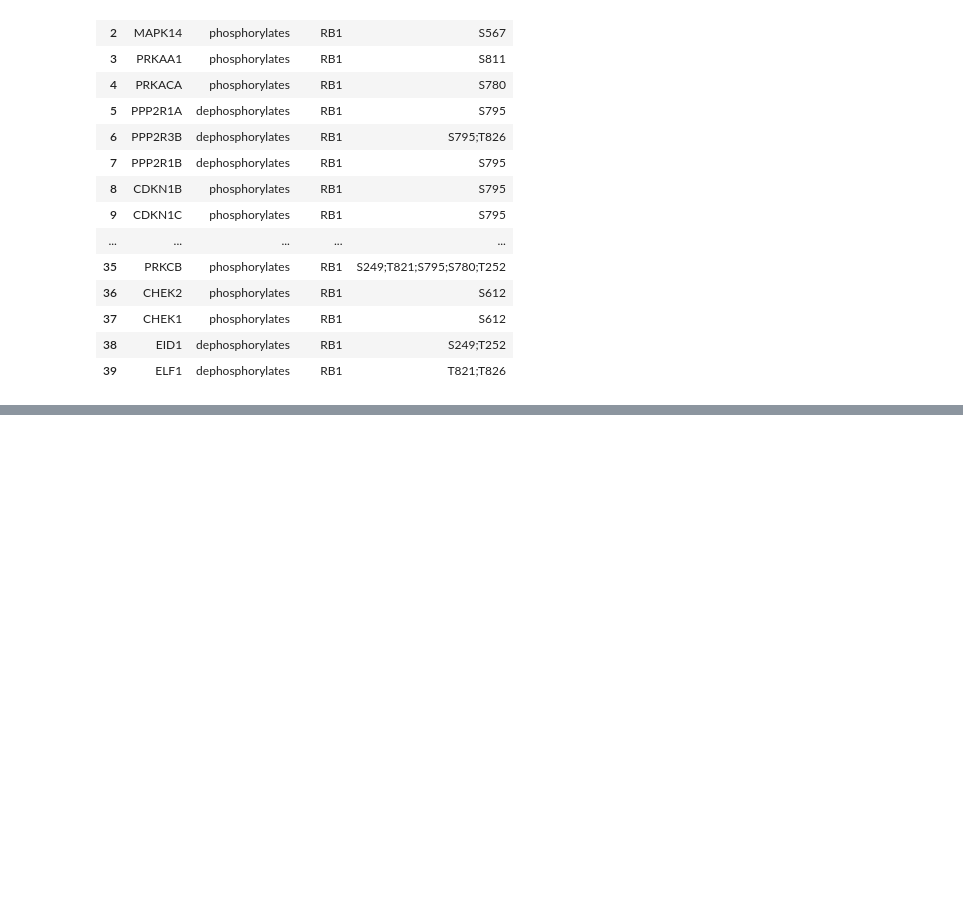
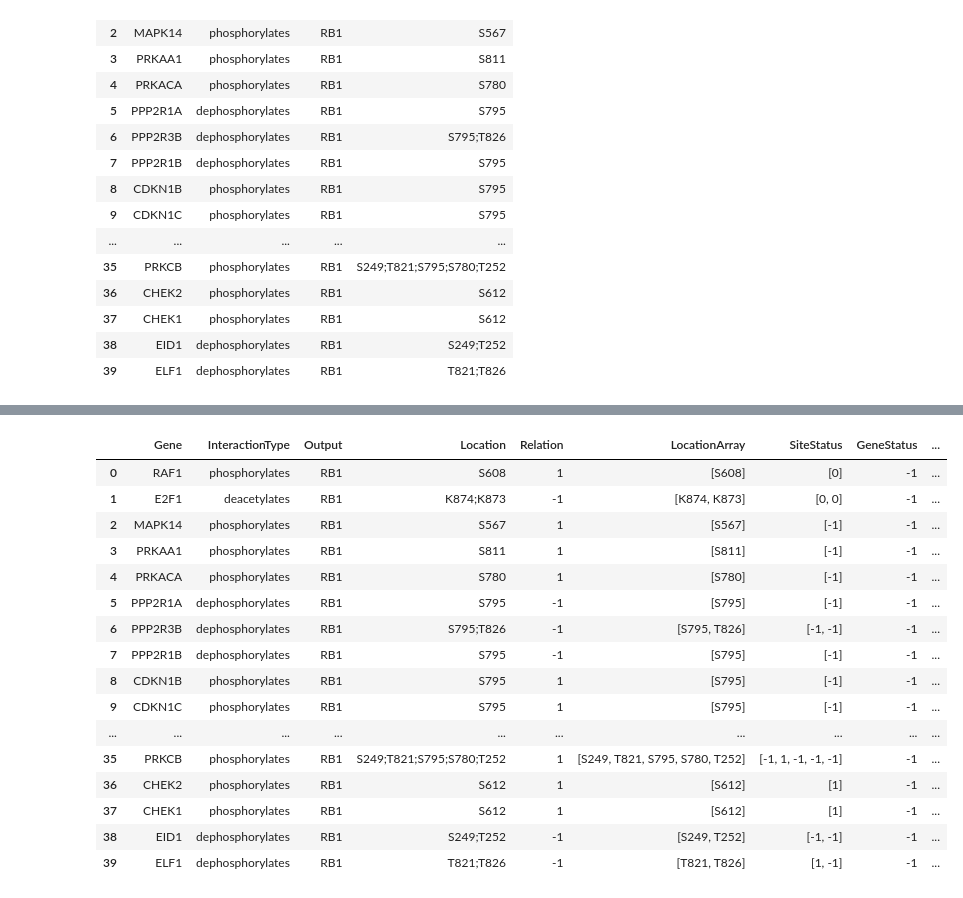
Before and after one commit to KisanThapa/GeneMutationClassification, a Jupyter notebook: notebook.ipynb, the cells around one changed output, grey strips where cells are left out. Cells and saved outputs as stored; diff of their text form; code cells hidden in the pictures; blank space fills up the shorter version.

Commit message:
Finalized Output

```diff
--- a/notebook.ipynb
+++ b/notebook.ipynb
@@ -407,3 +448,8 @@ rb1_up_nodes
 #
 #   HugoSymbol  Location    InteractionType     Status
 #   RB1         S608        PHOSPHORYLATION     0
+# %%
+# Extract site information of RB1 Gene
+rb1_sites = site_effect[site_effect['HugoSymbol'] == 'RB1']
+rb1_sites.reset_index(drop=True, inplace=True)
+rb1_sites
@@ -409,0 +487,21 @@ rb1_up_nodes
+# %%
+# Take the Activating or Inhibiting status(1, -1) from rb1_sites and put into rb1_up_nodes['LocationArray']
+
+rb1_up_nodes['SiteStatus'] = ''
+
+# sites is all the sites of gene RB1
+sites = {}
+for index, row in rb1_sites.iterrows():
+    sites[row['Location']] = row['Status']
+
+for index, row in rb1_up_nodes.iterrows():
+    temp  = []
+    for site in row['LocationArray']:
+        if(site in sites):
+            temp.append(sites[site])
+        else:
+            temp.append(0)
+    rb1_up_nodes.at[index, 'SiteStatus'] = temp
+
+
+rb1_up_nodes
@@ -409,0 +526,4 @@ rb1_up_nodes
+# %%
+# Adding another column for RB1 Tumor Suppressor or Oncogene status
+rb1_up_nodes['GeneStatus'] = -1
+rb1_up_nodes
@@ -409,0 +548,32 @@ rb1_up_nodes
+# %%
+# Now finally doing computation
+rb1_up_nodes['FinalResult'] = ''
+
+
+for index, row in rb1_up_nodes.iterrows():
+    temp  = []
+    for site in row['SiteStatus']:
+        result = int(site) * int(row['Relation']) * int(row['GeneStatus'])
+        temp.append(result)
+
+    rb1_up_nodes.at[index, 'FinalResult'] = temp
+
+rb1_up_nodes
+# %% [output]
+|  | Gene | InteractionType | Output | Location | Relation | LocationArray | SiteStatus | GeneStatus | ... |
+| 0 | RAF1 | phosphorylates | RB1 | S608 | 1 | [S608] | [0] | -1 | ... |
+| 1 | E2F1 | deacetylates | RB1 | K874;K873 | -1 | [K874, K873] | [0, 0] | -1 | ... |
+| 2 | MAPK14 | phosphorylates | RB1 | S567 | 1 | [S567] | [-1] | -1 | ... |
+| 3 | PRKAA1 | phosphorylates | RB1 | S811 | 1 | [S811] | [-1] | -1 | ... |
+| 4 | PRKACA | phosphorylates | RB1 | S780 | 1 | [S780] | [-1] | -1 | ... |
+| 5 | PPP2R1A | dephosphorylates | RB1 | S795 | -1 | [S795] | [-1] | -1 | ... |
+| 6 | PPP2R3B | dephosphorylates | RB1 | S795;T826 | -1 | [S795, T826] | [-1, -1] | -1 | ... |
+| 7 | PPP2R1B | dephosphorylates | RB1 | S795 | -1 | [S795] | [-1] | -1 | ... |
+| 8 | CDKN1B | phosphorylates | RB1 | S795 | 1 | [S795] | [-1] | -1 | ... |
+| 9 | CDKN1C | phosphorylates | RB1 | S795 | 1 | [S795] | [-1] | -1 | ... |
+| ... | ... | ... | ... | ... | ... | ... | ... | ... | ... |
+| 35 | PRKCB | phosphorylates | RB1 | S249;T821;S795;S780;T252 | 1 | [S249, T821, S795, S780, T252] | [-1, 1, -1, -1, -1] | -1 | ... |
+| 36 | CHEK2 | phosphorylates | RB1 | S612 | 1 | [S612] | [1] | -1 | ... |
+| 37 | CHEK1 | phosphorylates | RB1 | S612 | 1 | [S612] | [1] | -1 | ... |
+| 38 | EID1 | dephosphorylates | RB1 | S249;T252 | -1 | [S249, T252] | [-1, -1] | -1 | ... |
+| 39 | ELF1 | dephosphorylates | RB1 | T821;T826 | -1 | [T821, T826] | [1, -1] | -1 | ... |
```
Also changed, not shown: parts of 17 cells of this notebook, 5 other files.
